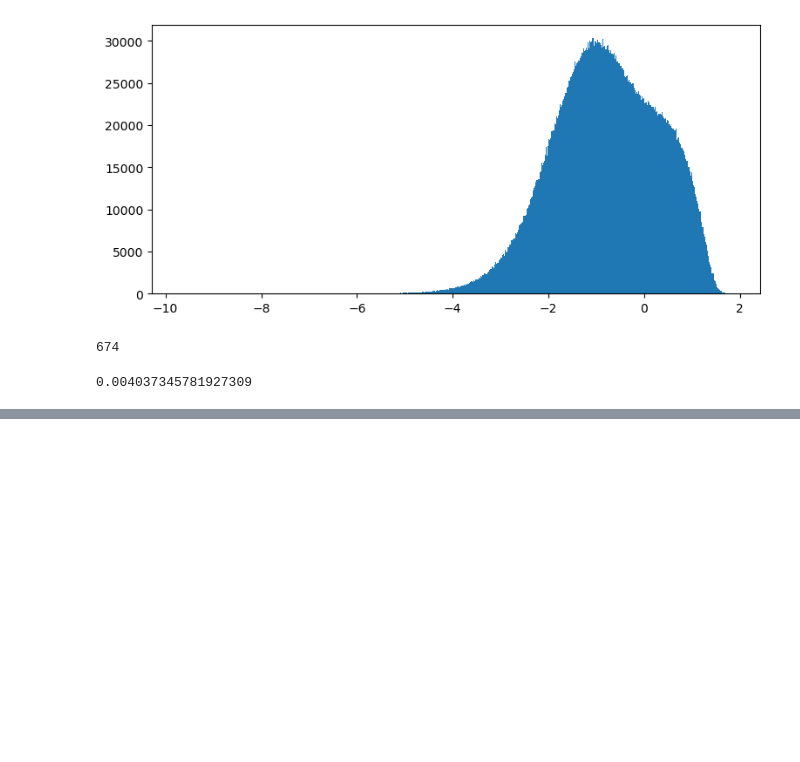
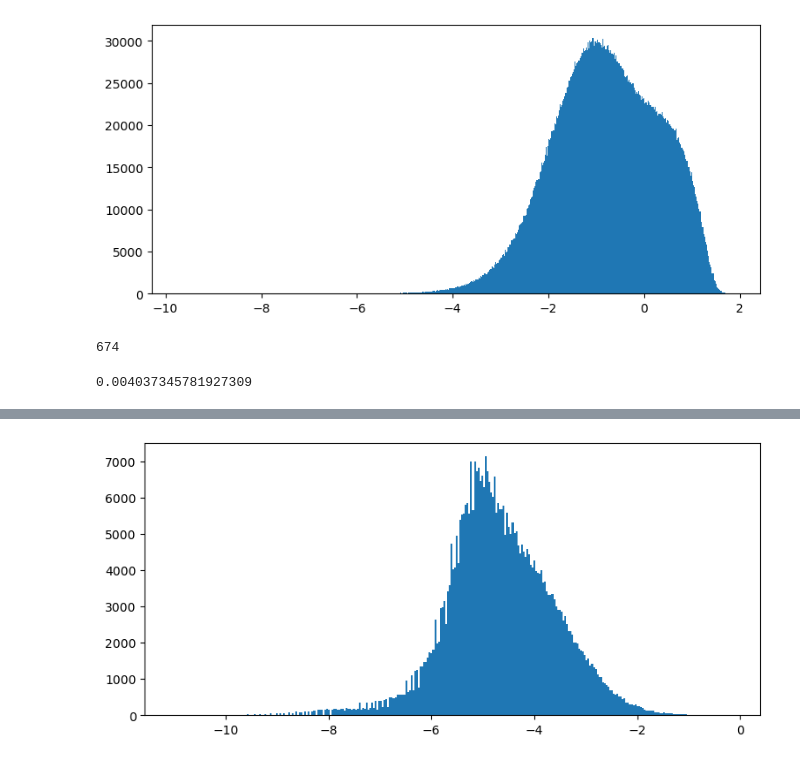
Before and after one commit to damidoriad/preditor-autoencoder, a Jupyter notebook: analise-DI-tempo.ipynb, the cells around one changed output, grey strips where cells are left out. Drawn from its saved outputs; the diff is of its cells as text; code cells hidden in the pictures; blank space fills up the shorter version.

```diff
--- a/analise-DI-tempo.ipynb
+++ b/analise-DI-tempo.ipynb
@@ -146,6 +155,25 @@ def getDI2(ex, ey, printFLag=False, resaFlag=True):
         plt.title('DI: '+str(dim[i].round(1))+' Região: '+str(np.round(min(ex)+faixa*(i+janela/2), 1)))
         plt.show()
     return dim[i], min(ex)+faixa*(i+janela/2)
+# %%
+def getCRNN(X, k):
+    N = X.shape[0]
+    nbrs = NearestNeighbors(n_neighbors=k+1, algorithm='ball_tree').fit(X)
+    distances, indices = nbrs.kneighbors(X)
+    aux = []
+    for i in range(N):
+        aux.append(np.vstack((np.ones(k, dtype=np.int32)*i, indices[i,1:].astype(int))))
+    inds = np.hstack(aux)
+    L = inds.shape[1]
+    rx = np.zeros(L)
+    for i in range(L):
+        rx[i] = max(abs(X[inds[0,i],:]-X[inds[1,i],:]))*2
+    rx = np.sort(rx)
+    rx = rx[rx>0]
+    L = rx.shape[0]
+    ex = np.log2(rx)
+    ey = np.log2(np.arange(1,L+1)/L)
+    return ex, ey
 # %%
 def getDIfix(ex, ey, printFLag=False, resaFlag=True):
     if resaFlag:
@@ -197,0 +224,6 @@ getDIfix(ex, ey, printFLag=True)
+# %%
+ex, ey = getCRNN(X, 20)
+plt.figure(figsize=(9,4))
+aux = plt.hist(ex, bins='auto')
+# %% [output]
+[figure, added]
```
Also changed, not shown: parts of 37 cells of this notebook.
